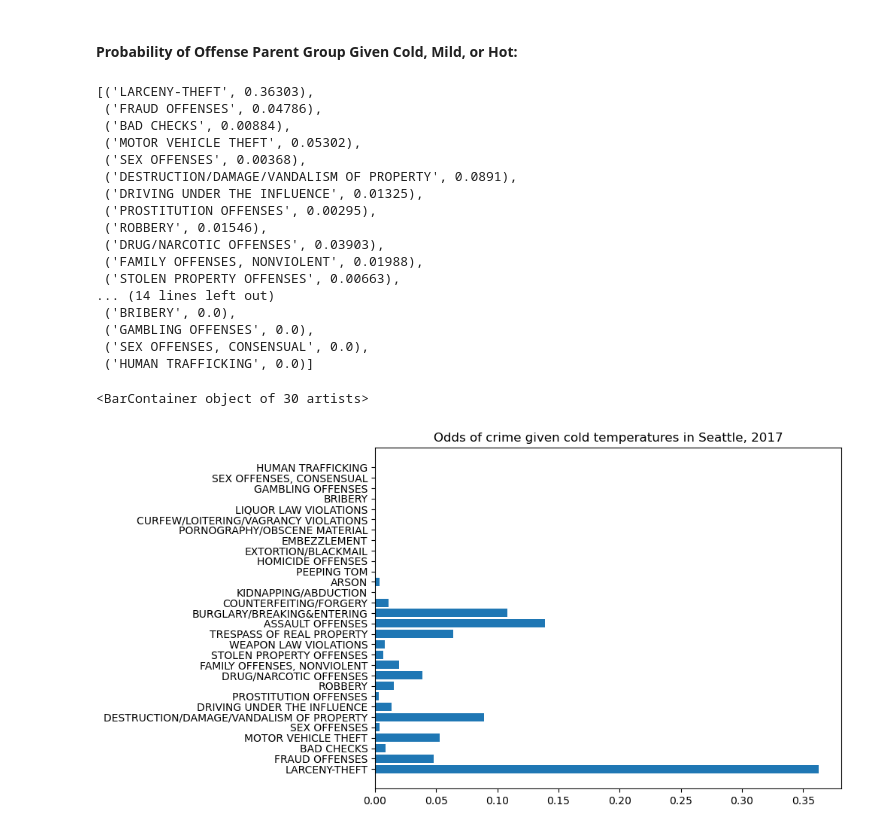
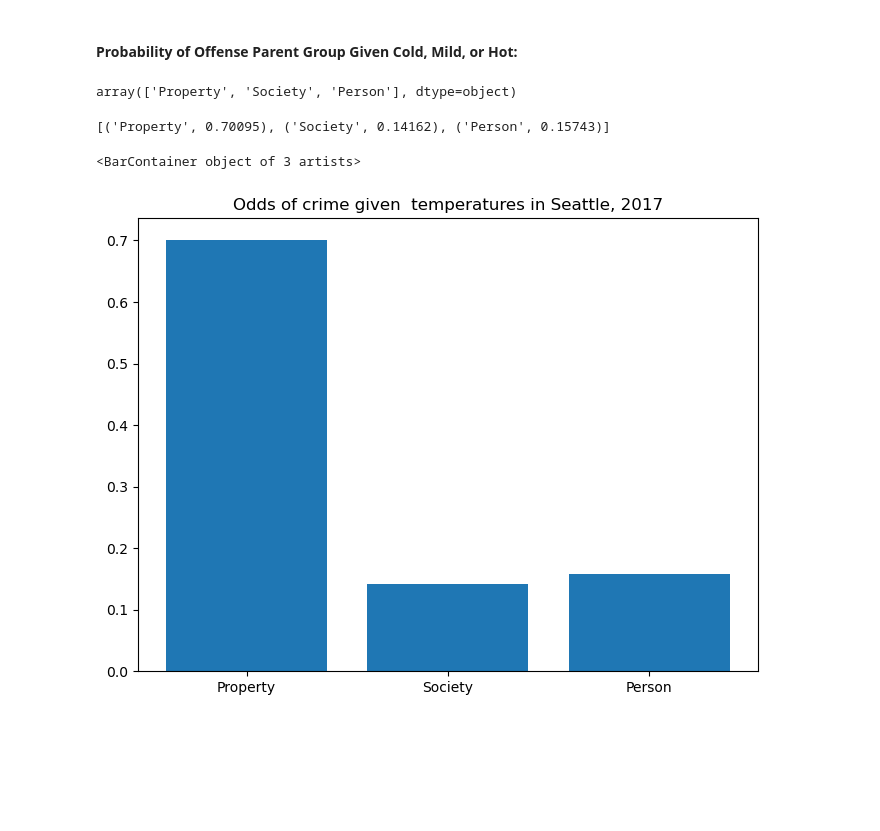
Before and after one commit to laurenawilk/CSCI4502, a Jupyter notebook: Seattle.ipynb, the cells around one changed output. Cells and saved outputs as stored; diff of their text form; code cells hidden in the pictures; blank space fills up the shorter version.

```diff
--- a/Seattle.ipynb
+++ b/Seattle.ipynb
@@ -57,7 +62,7 @@ crimeDF
 crime_2017= pd.read_csv("Seattle_crime_2017.csv", low_memory=False)
 weather_2017 = pd.read_csv("Seattle_weather_2017.csv")
 # %%
-joined = pd.merge(crime_2017, weather_2017,how='right',on='DATE')
+joined = pd.merge(crime_2017, weather_2017,how='inner',on='DATE')
 # %%
 joined
 # %% [output]
@@ -76,20 +81,33 @@ joined
 69692 rows × 9 columns
 # %% [markdown]
 #### Probability of Offense Parent Group Given Cold, Mild, or Hot:
+# %%
+types = {'HUMAN TRAFFICKING': 'Person', 'SEX OFFENSES, CONSENSUAL': 'Person','GAMBLING OFFENSES':'Person','BRIBERY': 'Society',
+        'LIQUOR LAW VIOLATIONS':'Society','CURFEW/LOITERING/VAGRANCY VIOLATIONS':'Society','PORNOGRAPHY/OBSCENE MATERIAL':'Society',
+        'EMBEZZLEMENT':'Society','EXTORTION/BLACKMAIL':'Person','HOMICIDE OFFENSES':'Person','PEEPING TOM':'Person','ARSON':'Property',
+        'KIDNAPPING/ABDUCTION':'Person','COUNTERFEITING/FORGERY':'Society','BURGLARY/BREAKING&ENTERING':'Property','ASSAULT OFFENSES':'Person',
+        'TRESPASS OF REAL PROPERTY':'Property','WEAPON LAW VIOLATIONS':'Society','STOLEN PROPERTY OFFENSES':'Property','FAMILY OFFENSES, NONVIOLENT':'Person',
+        'DRUG/NARCOTIC OFFENSES':'Society','ROBBERY':'Property','PROSTITUTION OFFENSES':'Society','DRIVING UNDER THE INFLUENCE':'Society',
+        'DESTRUCTION/DAMAGE/VANDALISM OF PROPERTY':'Property','SEX OFFENSES':'Person','MOTOR VEHICLE THEFT':'Property','BAD CHECKS':'Society',
+        'FRAUD OFFENSES':'Society','LARCENY-THEFT':'Property'}
+joined['Offense Parent Group'] = joined['Offense Parent Group'].map(types)
 # %%
 offenses = joined['Offense Parent Group'].unique()
+offenses
+# %% [output]
+array(['Property', 'Society', 'Person'], dtype=object)
 # %%
 temp = joined['TAVG'].astype(float)
-tot_cold = temp[temp < 32.0].count()
-tot_mild = temp[(temp >= 32.0) & (temp <= 75.0)].count()
+tot_cold = temp[temp < 45.0].count()
+tot_mild = temp[(temp >= 45.0) & (temp <= 75.0)].count()
 tot_hot = temp[temp > 75.0].count()
 total = temp.count()
 cold = []
 mild = []
 hot = []
 for offense in offenses:
-    num_cold = len(joined[(joined['Offense Parent Group'] == offense) & (temp < 32.0)])
-    num_mild = len(joined[(joined['Offense Parent Group'] == offense) & (temp >= 32.0) & (temp <= 75.0)])
+    num_cold = len(joined[(joined['Offense Parent Group'] == offense) & (temp < 45.0)])
+    num_mild = len(joined[(joined['Offense Parent Group'] == offense) & (temp >= 45.0) & (temp <= 75.0)])
     num_hot = len(joined[(joined['Offense Parent Group'] == offense) & (temp > 75.0)])
     cold.append((offense,(num_cold/tot_cold).round(5)))
     mild.append((offense,(num_mild/tot_mild).round(5)))
@@ -97,36 +115,20 @@ for offense in offenses:
 # %%
 cold
 # %% [output]
-[('LARCENY-THEFT', 0.36303),
- ('FRAUD OFFENSES', 0.04786),
- ('BAD CHECKS', 0.00884),
- ('MOTOR VEHICLE THEFT', 0.05302),
- ('SEX OFFENSES', 0.00368),
- ('DESTRUCTION/DAMAGE/VANDALISM OF PROPERTY', 0.0891),
- ('DRIVING UNDER THE INFLUENCE', 0.01325),
- ('PROSTITUTION OFFENSES', 0.00295),
- ('ROBBERY', 0.01546),
- ('DRUG/NARCOTIC OFFENSES', 0.03903),
- ('FAMILY OFFENSES, NONVIOLENT', 0.01988),
- ('STOLEN PROPERTY OFFENSES', 0.00663),
-... (14 lines left out)
- ('BRIBERY', 0.0),
- ('GAMBLING OFFENSES', 0.0),
- ('SEX OFFENSES, CONSENSUAL', 0.0),
- ('HUMAN TRAFFICKING', 0.0)]
+[('Property', 0.70095), ('Society', 0.14162), ('Person', 0.15743)]
 # %%
 off = []
 perc = []
 for o,p in cold:
     off.append(o)
     perc.append(p)
 
 figure(figsize=(8, 6), dpi=100)
-plt.title("Odds of crime given cold temperatures in Seattle, 2017")
-plt.barh(off,perc)
+plt.title("Odds of crime given  temperatures in Seattle, 2017")
+plt.bar(off,perc)
 # %% [output]
-<BarContainer object of 30 artists>
+<BarContainer object of 3 artists>
-[figure, old version]
+[figure, new version]
 # %%
 mild
 # %% [output]
```
Also changed, not shown: parts of 6 cells of this notebook.
